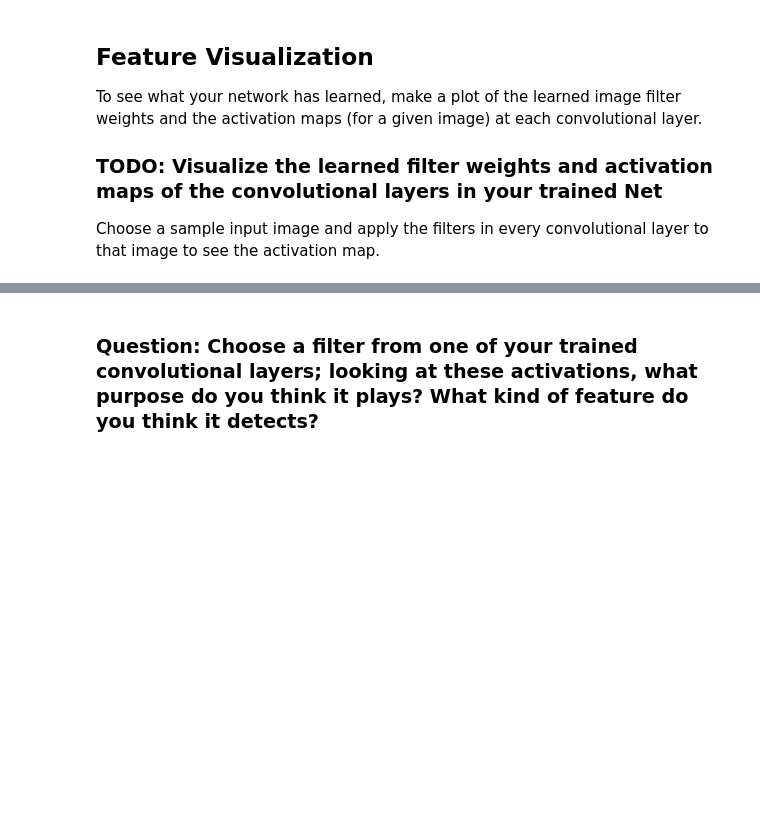
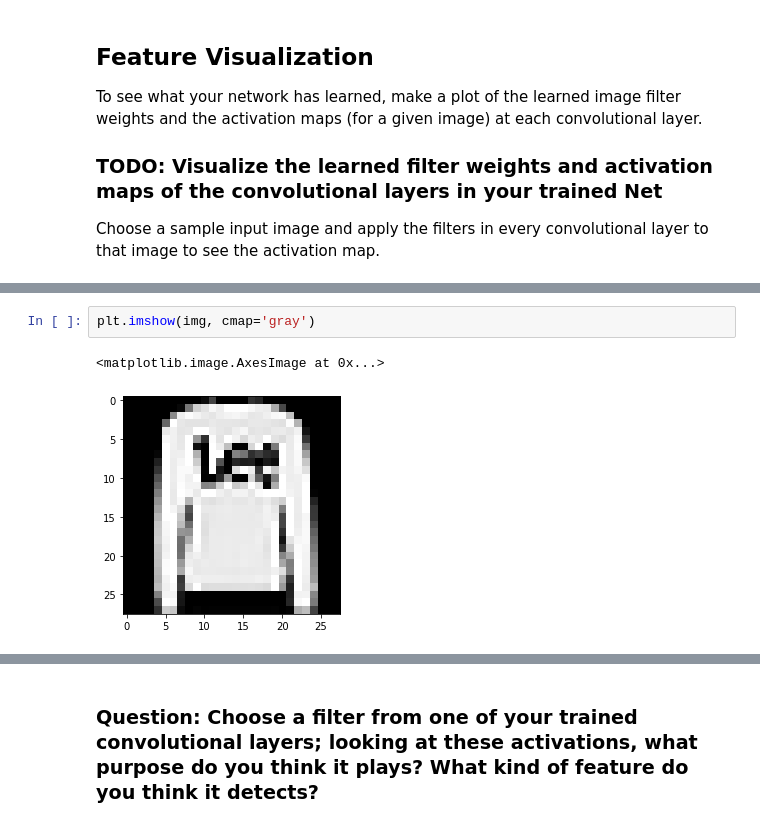
Before and after one commit to sarkarchandan/cvnanodegree, a Jupyter notebook: 1_5_CNN_Layers/5_2. Visualize Your Net.ipynb, the cells around one changed output, grey strips where cells are left out. Cells and saved outputs as stored; diff of their text form; blank space fills up the shorter version.

```diff
--- a/1_5_CNN_Layers/5_2. Visualize Your Net.ipynb
+++ b/1_5_CNN_Layers/5_2. Visualize Your Net.ipynb
@@ -374,0 +413,5 @@ w = weights.numpy()
+# %%
+plt.imshow(img, cmap='gray')
+# %% [output]
+<matplotlib.image.AxesImage at 0x...>
+[figure, added]
```
Also changed, not shown: parts of 16 cells of this notebook, 1 other file.
